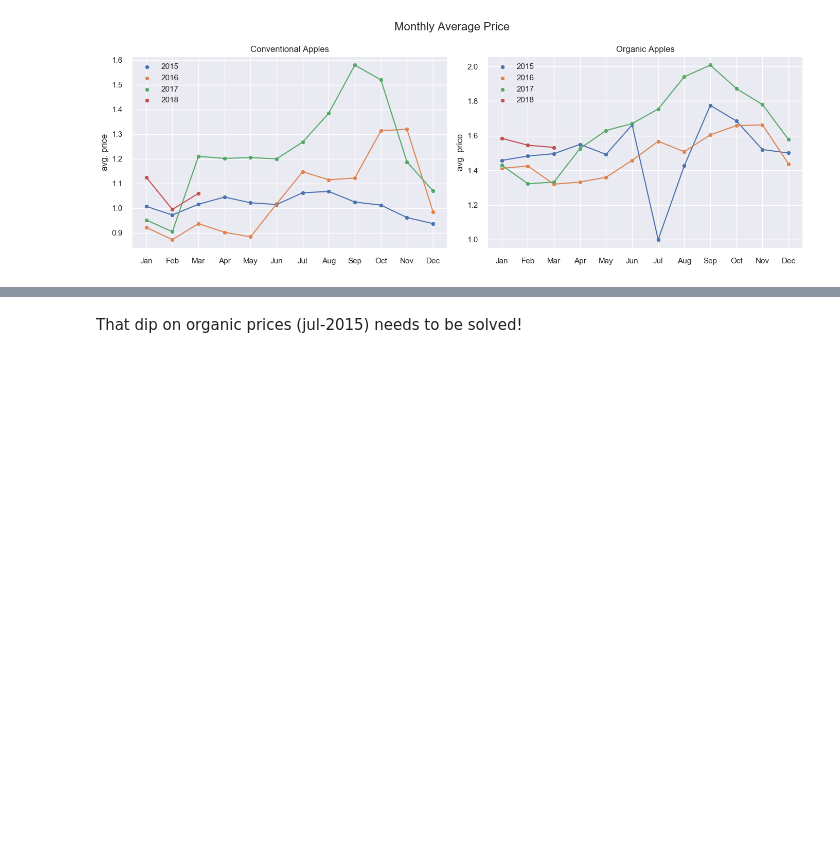
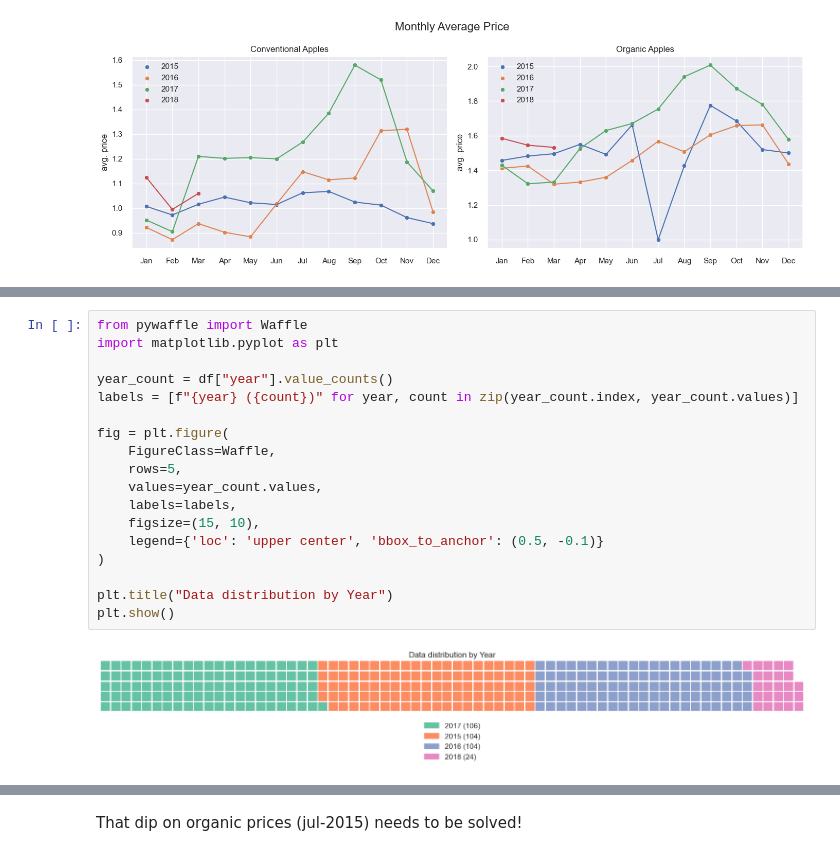
Before and after one commit to marcelomoraiscloser/apple_price, a Jupyter notebook: ApplePricePredictor.ipynb, the cells around one changed output, grey strips where cells are left out. Saved outputs shown, nothing was run; the diff lists cells and outputs as text; blank space fills up the shorter version.

```diff
--- a/ApplePricePredictor.ipynb
+++ b/ApplePricePredictor.ipynb
@@ -217,0 +250,20 @@ plt.tight_layout()
+# %%
+from pywaffle import Waffle
+import matplotlib.pyplot as plt
+
+year_count = df["year"].value_counts()
+labels = [f"{year} ({count})" for year, count in zip(year_count.index, year_count.values)]
+
+fig = plt.figure(
+    FigureClass=Waffle,
+    rows=5,
+    values=year_count.values,
+    labels=labels,
+    figsize=(15, 10),
+    legend={'loc': 'upper center', 'bbox_to_anchor': (0.5, -0.1)}
+)
+
+plt.title("Data distribution by Year")
+plt.show()
+# %% [output]
+[figure, added]
```
Also changed, not shown: parts of 16 cells of this notebook.
